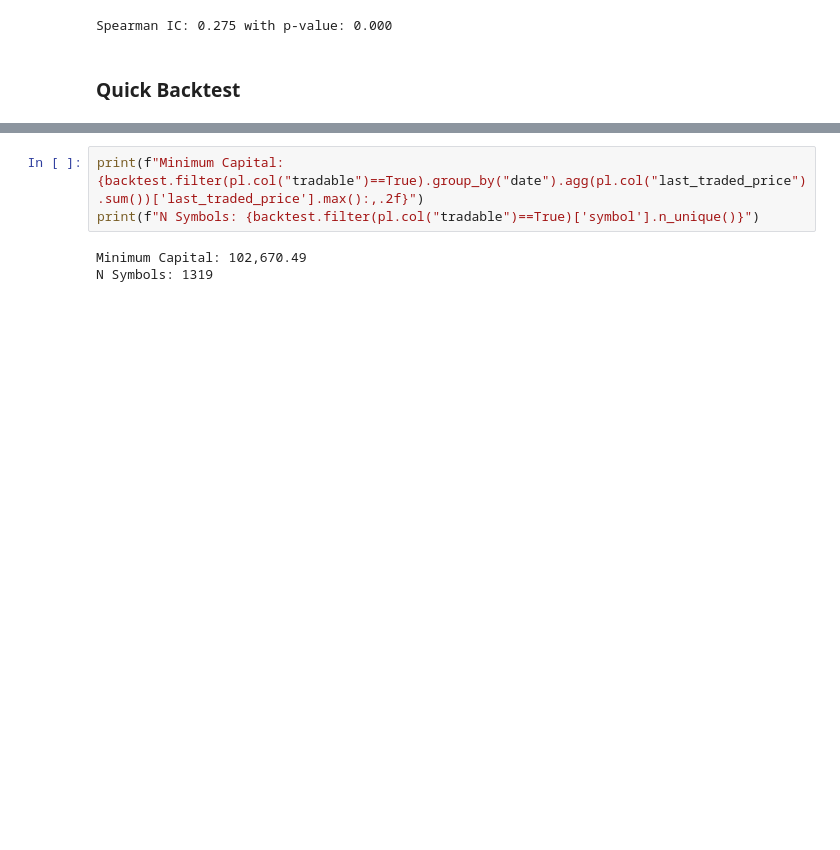
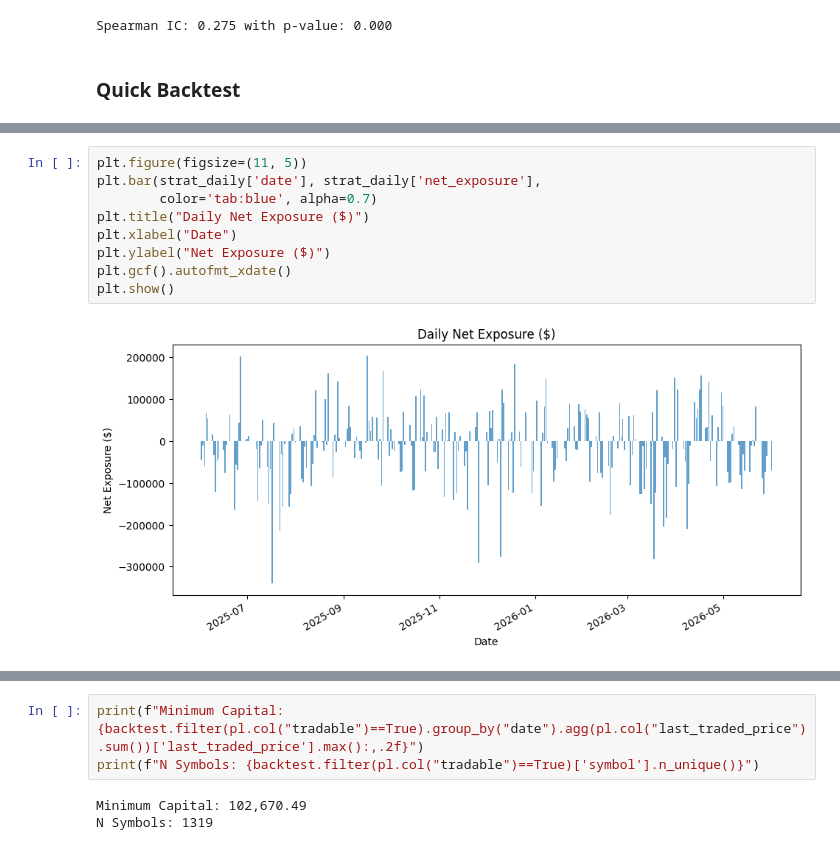
Before and after one commit to MichaelCusackNelkin/Summer_Research_2026, a Jupyter notebook: research-alpha/code/notebooks/test.ipynb, the cells around one changed output, grey strips where cells are left out. Saved outputs shown, nothing was run; the diff lists cells and outputs as text; blank space fills up the shorter version.

```diff
--- a/research-alpha/code/notebooks/test.ipynb
+++ b/research-alpha/code/notebooks/test.ipynb
@@ -342,3 +378,14 @@ plt.show()
+# %%
+plt.figure(figsize=(11, 5))
+plt.bar(strat_daily['date'], strat_daily['net_exposure'],
+        color='tab:blue', alpha=0.7)
+plt.title("Daily Net Exposure ($)")
+plt.xlabel("Date")
+plt.ylabel("Net Exposure ($)")
+plt.gcf().autofmt_xdate()
+plt.show()
+# %% [output]
+[figure, added]
 # %%
 # --- Strategy cumulative return curve (compounded daily) ---
 strat = (
```
Also changed, not shown: parts of 7 cells of this notebook.
